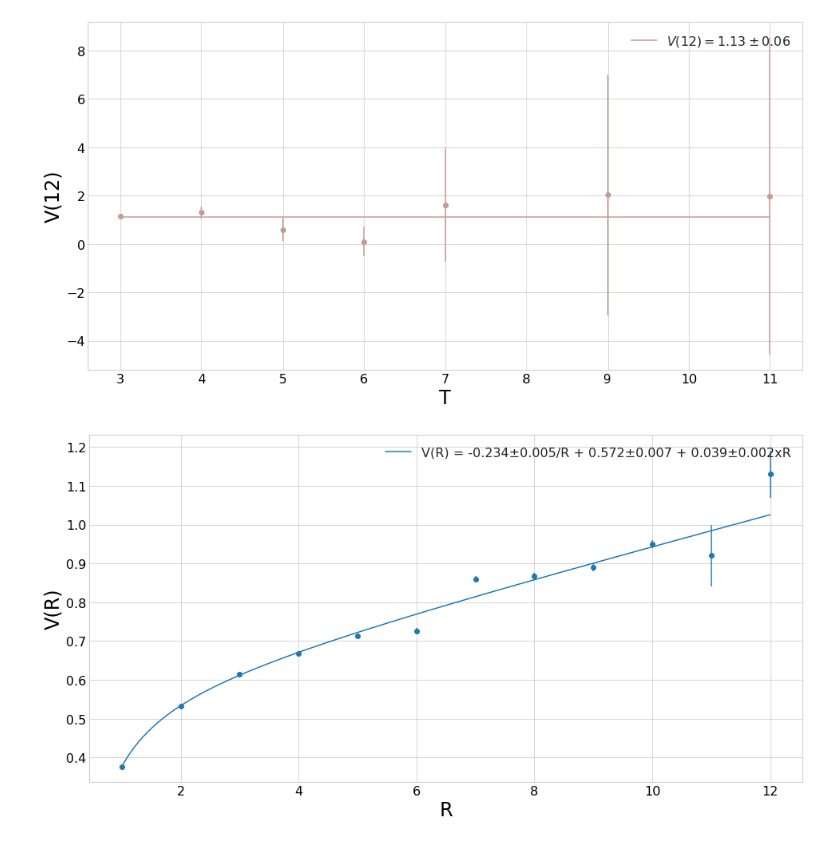
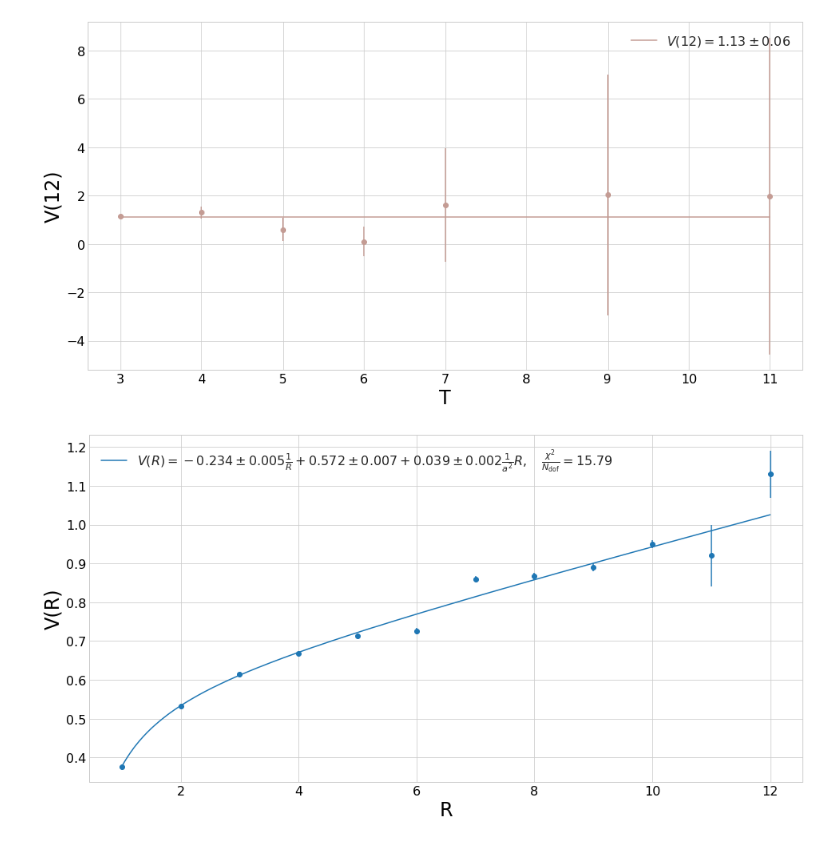
Before and after one commit to GilesStrong/LatticeQCD_IST2018, a Jupyter notebook: Analysis/Config_Analysis_Jackknife-Plateau.ipynb, the cells around one changed output. Saved outputs shown, nothing was run; the diff lists cells and outputs as text; code cells hidden in the pictures.

```diff
--- a/Analysis/Config_Analysis_Jackknife-Plateau.ipynb
+++ b/Analysis/Config_Analysis_Jackknife-Plateau.ipynb
@@ -210,11 +210,11 @@ constFits = plotV(data)
 [figure]
 [figure]
 # %%
-def log_func(x, a, b, c):
+def funnel_func(x, a, b, c):
     return (a/x) + b + (c*x)
 # %%
 def plotVR(fits):
-    x = [r for r in fits]
+    x = np.array([r for r in fits])
     v = [fits[r] for r in fits]
     coefs = np.array([uncertRound(fits[r][0][0], np.sqrt(np.diag(fits[r][1]))[0]) for r in fits])
 
@@ -222,9 +222,9 @@ def plotVR(fits):
     plt.errorbar(x, coefs[:,0], yerr=coefs[:,1], fmt='o', label='', color=sns.color_palette()[0])
 
     #Funnel fit
-    fit, conv = curve_fit(log_func, x, coefs[:,0], p0=(0.1, 0.4, 0.1), sigma=coefs[:,1])
+    fit, conv = curve_fit(funnel_func, x, coefs[:,0], p0=(0.1, 0.4, 0.1), sigma=coefs[:,1])
     xx = np.linspace(np.min(x), np.max(x), 1000)
-    yy = log_func(xx, *fit)
+    yy = funnel_func(xx, *fit)
 
     #Uncertainty
     coef = []
@@ -232,10 +232,17 @@ def plotVR(fits):
     for j in range(len(fit)):
         coef.append(uncertRound(fit[j], unc[j]))
 
+    #Chi2
+    chi = (coefs[:,0] - funnel_func(x, *fit)) / coefs[:,1]
+    chi2 = (chi**2).sum()
+    dof = len(x) - len(fit)
+    red_chi2 = (chi2 / dof)
+
     plt.plot(xx, yy, color=sns.color_palette()[0],
-             label='V(R) = {}±{}/R + {}±{} + {}±{}xR'.format(coef[0][0], coef[0][1],
-                                                             coef[1][0], coef[1][1],
-                                                             coef[2][0], coef[2][1]))
+             label=r'$V(R) = ' + str(coef[0][0]) + r'\pm' + str(coef[0][1]) + r'\frac{1}{R} + ' \
+                   + str(coef[1][0]) + r'\pm' + str(coef[1][1]) \
+                   + r'+' + str(coef[2][0]) + r'\pm' + str(coef[2][1]) \
+                   + r'\frac{1}{a^2}R,\ \ \ \frac{\chi^2}{N_\mathrm{dof}}=$' + '{:.2f}'.format(red_chi2))
 
     plt.legend(loc='best', fontsize=16)
     plt.xticks(fontsize=16, color='black')
@@ -243,7 +250,9 @@ def plotVR(fits):
     plt.ylabel(f"V(R)", fontsize=24, color='black')
     plt.xlabel('R', fontsize=24, color='black')
     plt.show()
+
+    return fit, conv
-# %%
-plotVR(constFits)
-# %% [output]
-[figure, removed]
+# %%
+fit, conv = plotVR(constFits)
+# %% [output]
+[figure, added]
```
